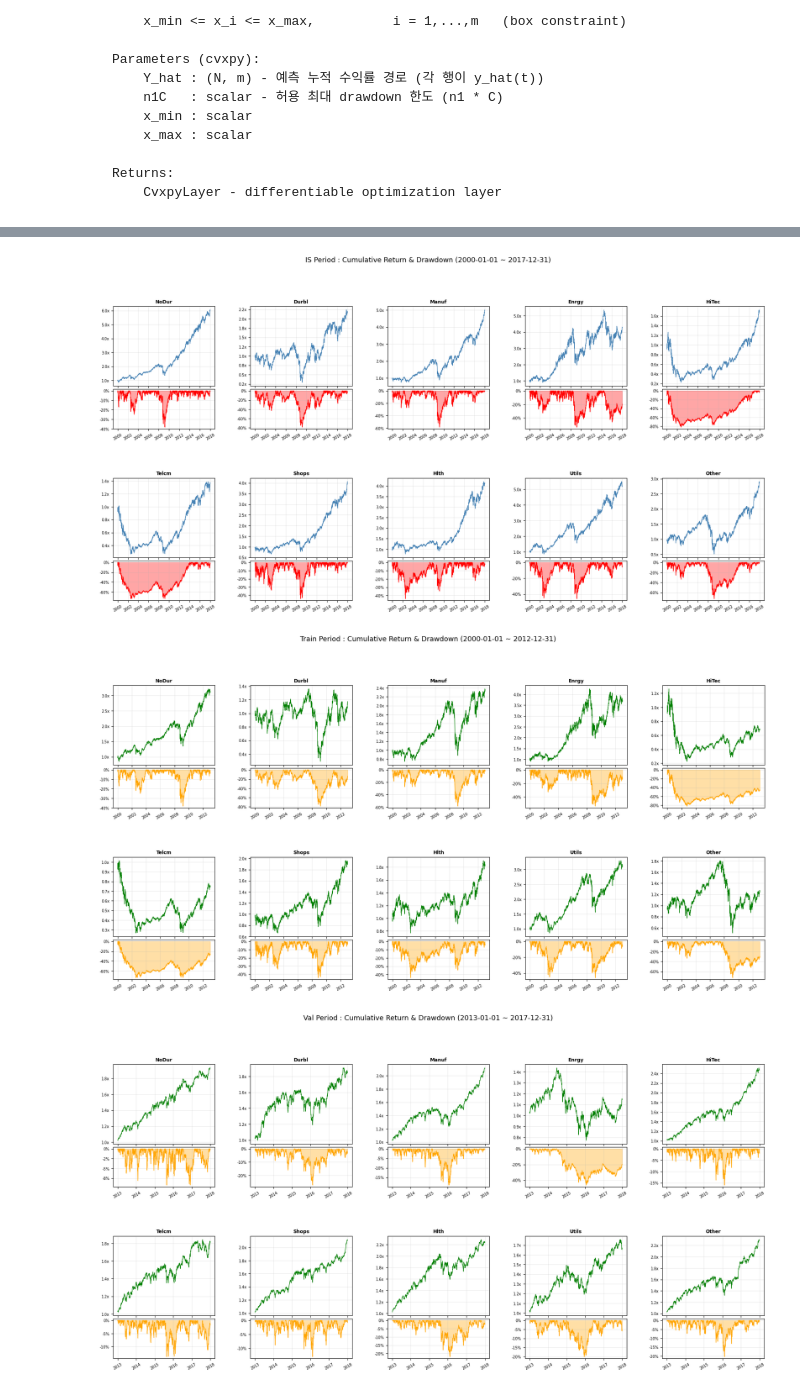
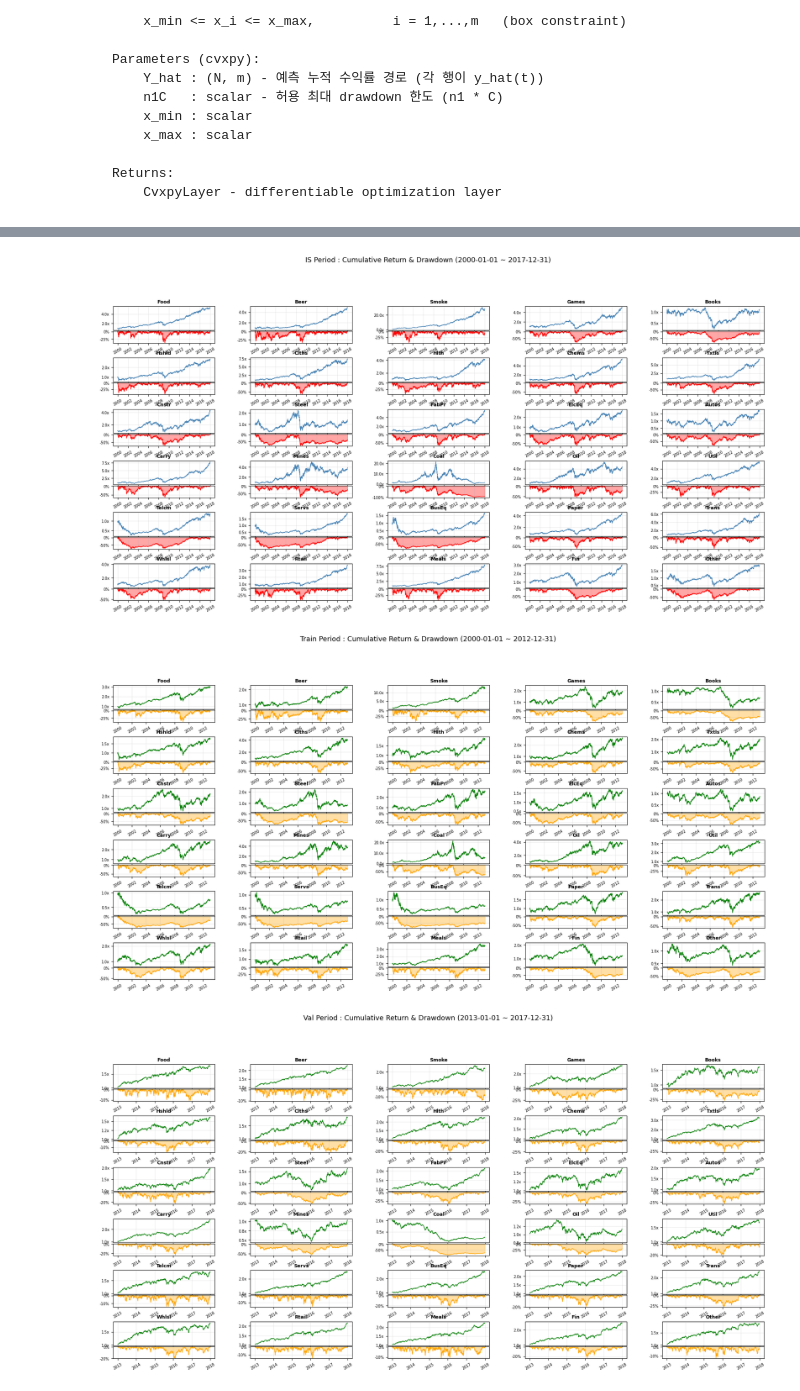
Before and after one commit to taekyounglee1224/cvxpy-portfolio-lab, a Jupyter notebook: DFL-MDD/30_inds.ipynb, the cells around one changed output, grey strips where cells are left out. Drawn from its saved outputs; the diff is of its cells as text; code cells hidden in the pictures.

```diff
--- a/DFL-MDD/30_inds.ipynb
+++ b/DFL-MDD/30_inds.ipynb
@@ -233,7 +233,7 @@ is_dd  = (is_cum - is_cum.cummax()) / is_cum.cummax()
 
 cols   = is_cum.columns.tolist()  # 10개 종목
 N_COLS = 5
-N_ROWS = 2  # 종목 행
+N_ROWS = 6  # 종목 행
 
 fig = plt.figure(figsize=(22, 10))
 outer = gridspec.GridSpec(N_ROWS, N_COLS, figure=fig, hspace=0.4, wspace=0.35)
@@ -268,7 +268,7 @@ fig.suptitle(f"IS Period : Cumulative Return & Drawdown ({TRAIN_START} ~ {VAL_EN
              fontsize=13, y=1.01)
 plt.show()
 # %% [output]
-[figure, old version]
+[figure, new version]
 # %%
 for period_df, period_name, p_start, p_end in [
     (train_df, "Train", TRAIN_START, TRAIN_END),
@@ -279,40 +279,40 @@ for period_df, period_name, p_start, p_end in [
     cols = cum.columns.tolist()
 
     fig = plt.figure(figsize=(22, 10))
-    outer = gridspec.GridSpec(2, 5, figure=fig, hspace=0.4, wspace=0.35)
+    outer = gridspec.GridSpec(N_ROWS, N_COLS, figure=fig, hspace=0.4, wspace=0.35)
 
     for i, col in enumerate(cols):
         row, c = divmod(i, 5)
         inner = gridspec.GridSpecFromSubplotSpec(
             2, 1, subplot_spec=outer[row, c],
             hspace=0.05, height_ratios=[2, 1]
         )
 
         ax_ret = fig.add_subplot(inner[0])
         ax_dd  = fig.add_subplot(inner[1], sharex=ax_ret)
 
         # 상단: 누적 수익률
         ax_ret.plot(cum.index, cum[col], color="green", linewidth=0.9)
         ax_ret.set_title(col, fontsize=9, fontweight="bold")
         ax_ret.yaxis.set_major_formatter(mtick.FuncFormatter(lambda y, _: f"{y:.1f}x"))
         ax_ret.tick_params(axis="x", labelbottom=False)
         ax_ret.tick_params(labelsize=7)
         ax_ret.grid(True, alpha=0.25)
 
         # 하단: Drawdown
         ax_dd.fill_between(dd.index, dd[col], 0, alpha=0.35, color="orange")
         ax_dd.plot(dd.index, dd[col], color="orange", linewidth=0.8)
         ax_dd.yaxis.set_major_formatter(mtick.FuncFormatter(lambda y, _: f"{y*100:.0f}%"))
         ax_dd.tick_params(labelsize=7)
         ax_dd.tick_params(axis="x", rotation=30)
         ax_dd.grid(True, alpha=0.25)
 
     fig.suptitle(f"{period_name} Period : Cumulative Return & Drawdown ({p_start} ~ {p_end})",
                  fontsize=13, y=1.01)
     plt.show()
 # %% [output]
-[figure, old version]
+[figure, new version]
-[figure, old version]
+[figure, new version]
 # %%
 def plot_multi_pnl(results_list, figsize=(14, 8), title="Cumulative PnL Comparison"):
     fig, (ax1, ax2) = plt.subplots(2, 1, figsize=figsize,
```
Also changed, not shown: parts of 7 cells of this notebook, 2 other files.
